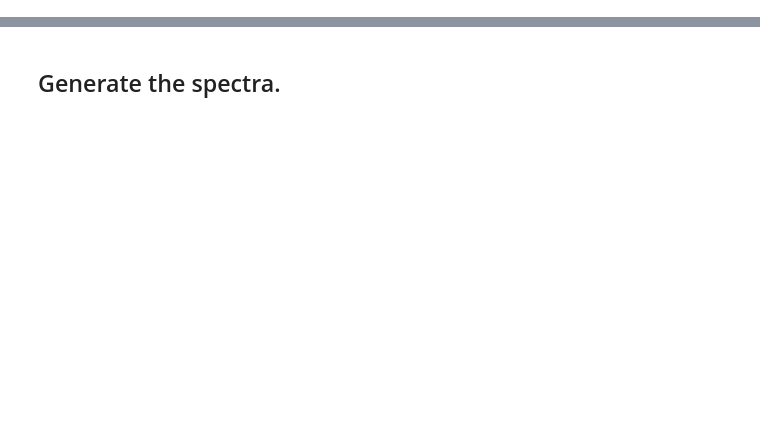
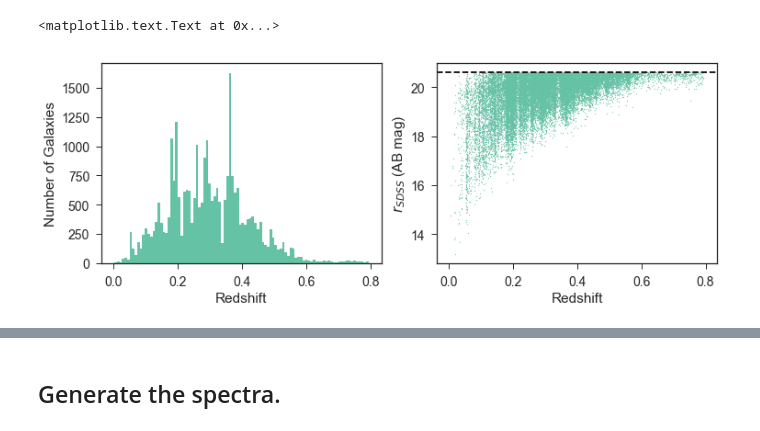
Before and after one commit to desihub/desisim, a Jupyter notebook: doc/nb/bgs-redshift-efficiency.ipynb, the cells around one changed output, grey strips where cells are left out. Saved outputs shown, nothing was run; the diff lists cells and outputs as text; code cells hidden in the pictures; blank space fills up the shorter version.

```diff
--- a/doc/nb/bgs-redshift-efficiency.ipynb
+++ b/doc/nb/bgs-redshift-efficiency.ipynb
@@ -45,0 +57,12 @@ INFO:io.py:967:read_basis_templates: Reading /Users/ioannis/work/desi/spectro/te
+# %%
+fig, ax = plt.subplots(1, 2, figsize=(12, 4))
+_ = ax[0].hist(mockdata['Z'], bins=100)
+ax[0].set_xlabel('Redshift')
+ax[0].set_ylabel('Number of Galaxies')
+ax[1].scatter(mockdata['Z'], mockdata['MAG'], s=1, alpha=0.75)
+ax[1].axhline(y=20.6, ls='--', color='k')
+ax[1].set_xlabel('Redshift')
+ax[1].set_ylabel(r'$r_{SDSS}$ (AB mag)')
+# %% [output]
+<matplotlib.text.Text at 0x...>
+[figure, added]
```
Also changed, not shown: parts of 46 cells of this notebook.
